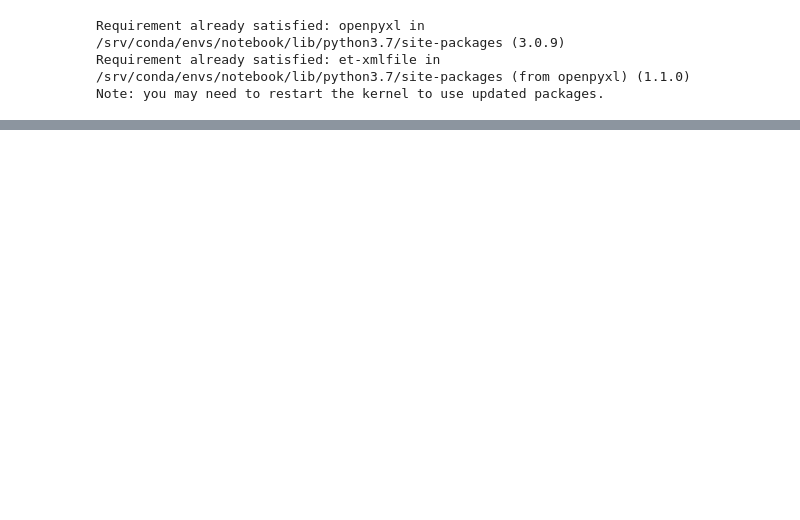
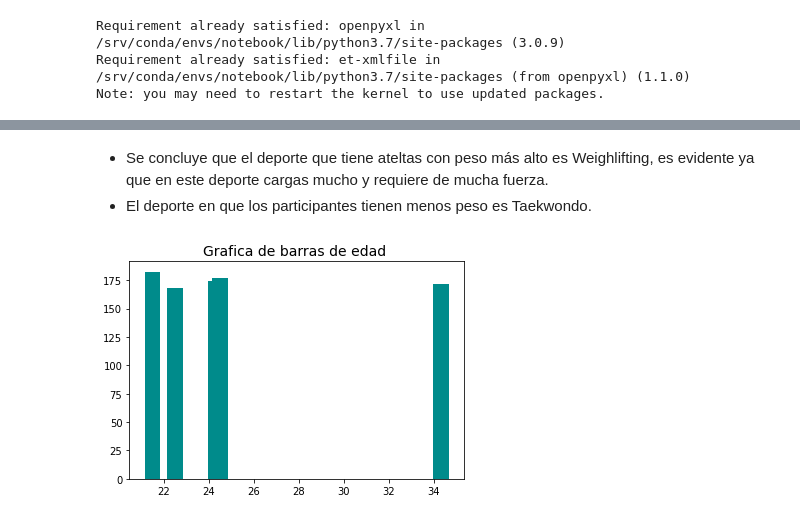
Before and after one commit to maferguillen00/2, a Jupyter notebook: ACT6&10.ipynb, the cells around one changed output, grey strips where cells are left out. Cells and saved outputs as stored; diff of their text form; code cells hidden in the pictures; blank space fills up the shorter version.

```diff
--- a/ACT6&10.ipynb
+++ b/ACT6&10.ipynb
@@ -253,3 +273,15 @@ filterSports
+# %% [markdown]
+- Se concluye que el deporte que tiene ateltas con peso más alto es Weighlifting, es evidente ya que en este deporte cargas mucho y requiere de mucha fuerza.
+- El deporte en que los participantes tienen menos peso es Taekwondo.
+# %%
+x = list(filterSports['Age'])
+y = list(filterSports['Height'])
+
+plt.bar(x,y,width =0.7, color='darkcyan')
+plt.title('Grafica de barras de edad ', fontsize =14 )
+plt.show()
+# %% [output]
+[figure, added]
 # %%
 import pandas as pd
 # %%
```
Also changed, not shown: parts of 40 cells of this notebook.
